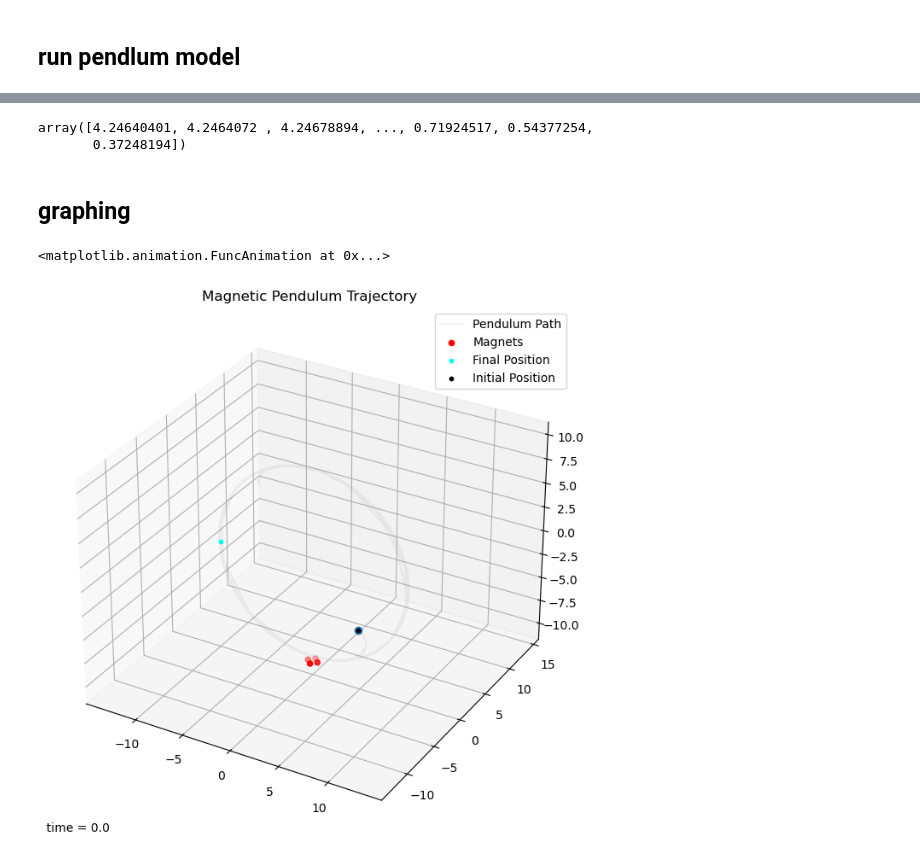
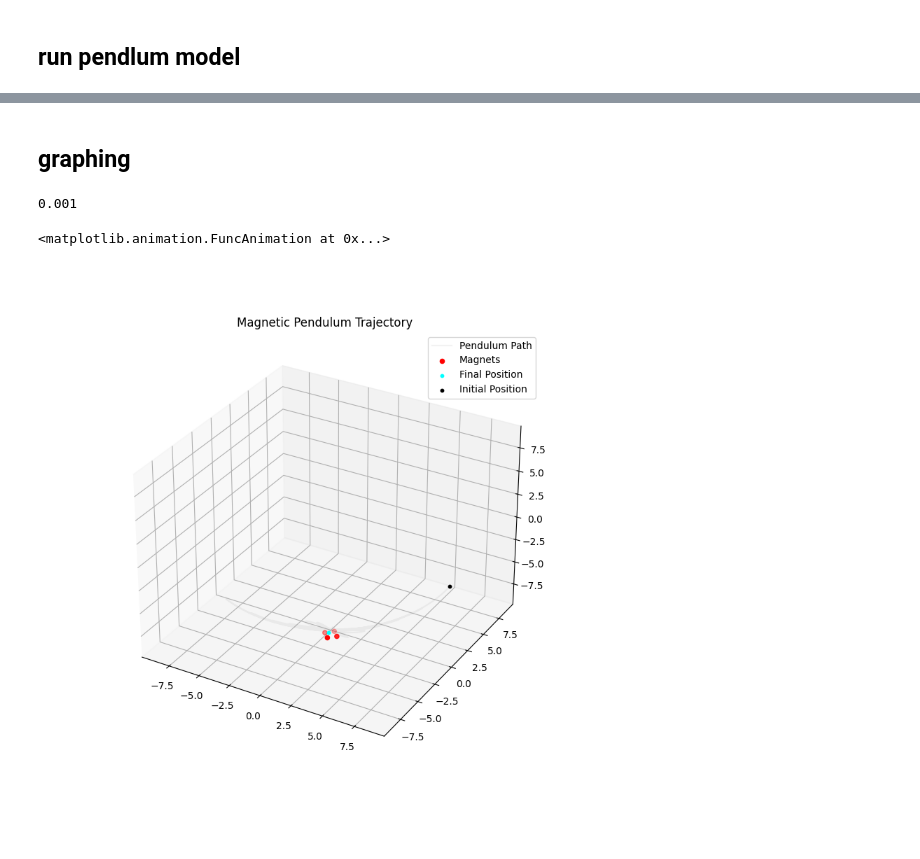
Before and after one commit to fkaner0/magnetic_pendulum, a Jupyter notebook: magnetic_pendulum/modelling.ipynb, the cells around one changed output, grey strips where cells are left out. Drawn from its saved outputs; the diff is of its cells as text; code cells hidden in the pictures.

Commit message:
fix trajectory graphing etc. slow?

```diff
--- a/magnetic_pendulum/modelling.ipynb
+++ b/magnetic_pendulum/modelling.ipynb
@@ -58,0 +104,5 @@ def force_of_damping(θ, ϕ, θv, ϕv):
+# %%
+
+i = 0
+polaritymag, phimag = polarity_list[i], ϕmag_list[i]
+force_by_magnets(polaritymag, phimag)
@@ -62,11 +114,15 @@ def ddt(t, y_array):
     force_θ, force_ϕ = (force_by_gravity(θ, ϕ, θv, ϕv)
                         + force_by_magnets(θ, ϕ, θv, ϕv)
                         + force_of_damping(θ, ϕ, θv, ϕv))
+
+    # standard spherical pendulum:
+    # force_θ, force_ϕ = (force_by_gravity(θ, ϕ, θv, ϕv)
+    #                     + force_of_damping(θ, ϕ, θv, ϕv))
     return np.array([
         θv,
         ϕv,
-        (force_θ + L*(ϕv**2)*sin(θ)*cos(θ))/L,
-        (force_ϕ - 2*L*θv*ϕv*cos(θ))/(L*sin(θ))
+        (force_θ/m + L*(ϕv**2)*sin(θ)*cos(θ))/L,
+        (force_ϕ/m - 2*L*θv*ϕv*cos(θ))/(L*sin(θ))
     ])
 # %% [markdown]
 ## run pendlum model
@@ -102,0 +157,4 @@ trajectory[:,2] = -L*np.cos(result[:,2])
+# %%
+dt = 0.001  # Time step
+t_vals = np.arange(0, t_max, dt)
+result2 = solve_ivp(ddt, (0, t_max), starting_conditions, t_eval=t_vals, method='RK45')
@@ -102,0 +178,8 @@ trajectory[:,2] = -L*np.cos(result[:,2])
+# %%
+path = result2.y
+# get CARTESIAN trajectory
+trajectory = np.zeros((3, path.shape[1]))
+θs, ϕs = path[0], path[1]
+trajectory[0] = L*np.sin(θs)*np.cos(ϕs)
+trajectory[1] = L*np.sin(θs)*np.sin(ϕs)
+trajectory[2] = -L*np.cos(θs)
@@ -113,8 +195,3 @@ array([[ 2.45166250e+00,  4.24640401e+00, -8.49280803e+00],
-# %%
-L*np.cos(result[:,2])*np.cos(result[:,1])
-# %% [output]
-array([4.24640401, 4.2464072 , 4.24678894, ..., 0.71924517, 0.54377254,
-       0.37248194])
 # %% [markdown]
 ## graphing
 # %%
@@ -230,12 +324,16 @@ def plot_trajectory_animation(trajectory, magnet_positions, dt=0.01):
     return ani
 # %%
 magnet_positions = [to_cartesian(rmag, θmag, ϕmag) for ϕmag in ϕmag_list]
+# %%
+dt
+# %% [output]
+0.001
 # %%
-%matplotlib inline
-plot_trajectory_animation(trajectory, magnet_positions)
+%matplotlib widget
+plot_trajectory_animation(trajectory, magnet_positions, dt=0.001, timestep=20)
 # %% [output]
 <matplotlib.animation.FuncAnimation at 0x...>
-[figure, old version]
+[figure, new version]
 # %%
 list(result[:,1])
 # %% [output]
```
Also changed, not shown: parts of 17 cells of this notebook.
